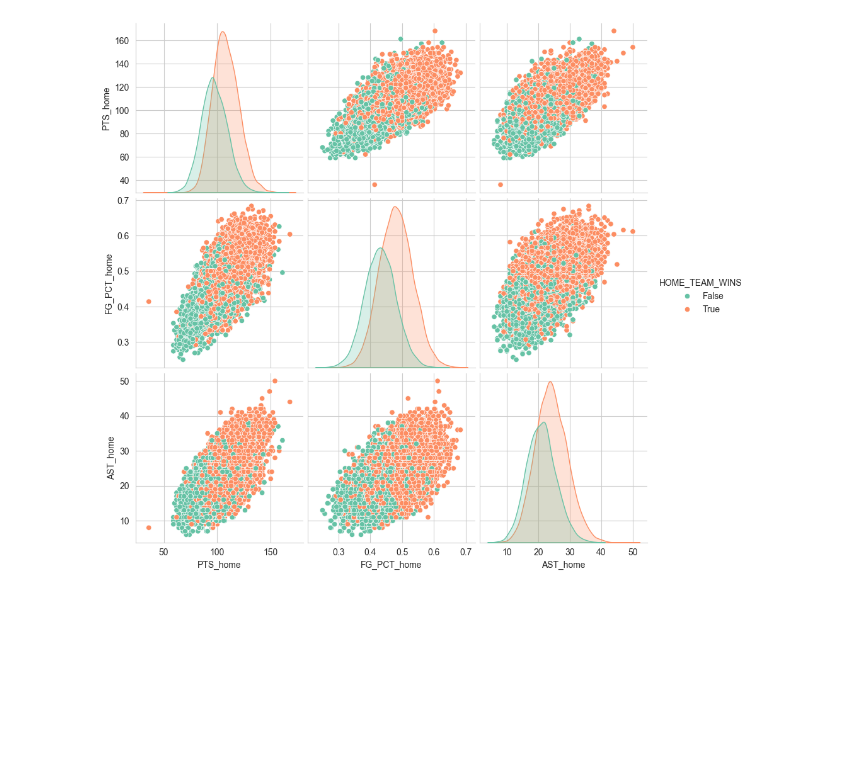
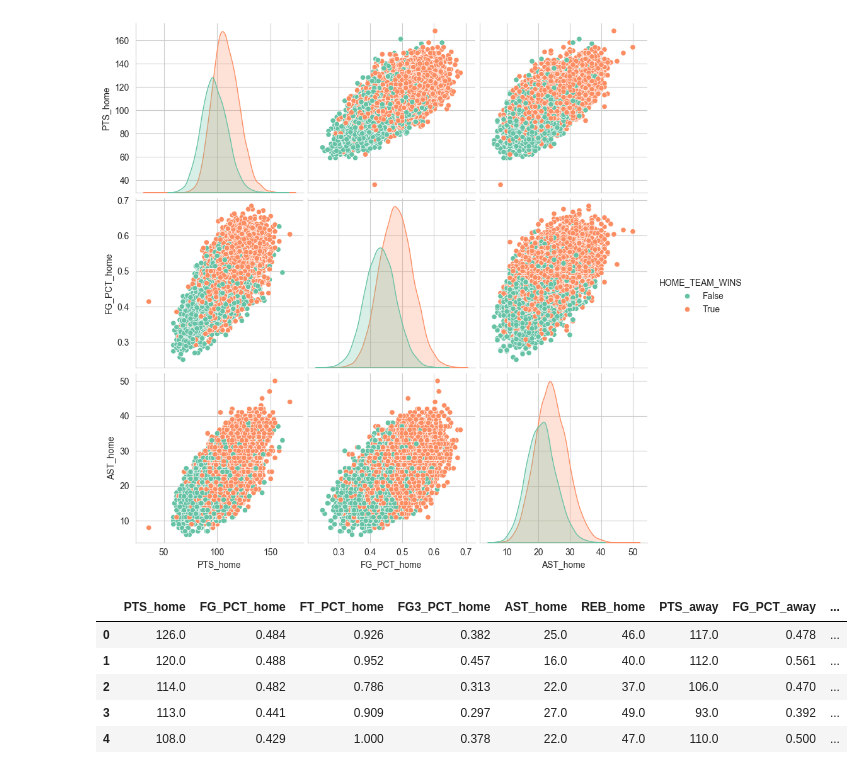
Before and after one commit to bendorevitch/MLproject, a Jupyter notebook: model/model.ipynb, the cells around one changed output. Saved outputs shown, nothing was run; the diff lists cells and outputs as text; code cells hidden in the pictures; blank space fills up the shorter version.

Commit message:
created model

```diff
--- a/model/model.ipynb
+++ b/model/model.ipynb
@@ -5,9 +5,9 @@ import seaborn as sns
 sns.set_style("whitegrid")
 
 #read in data from csv's
-games = pd.read_csv('model/Data/games.csv')
-ranking = pd.read_csv('model/Data/ranking.csv')
-teams= pd.read_csv('model/Data/teams.csv')
+games = pd.read_csv('Data/games.csv')
+ranking = pd.read_csv('Data/ranking.csv')
+teams= pd.read_csv('Data/teams.csv')
 
 #clean data
 games['HOME_TEAM_WINS'] = games['HOME_TEAM_WINS'].astype(bool)
@@ -20,3 +20,13 @@ sns.pairplot(
 # %% [output]
 <seaborn.axisgrid.PairGrid at 0x...>
 [figure]
+# %%
+df = games[['PTS_home','FG_PCT_home','FT_PCT_home','FG3_PCT_home','AST_home','REB_home','PTS_away','FG_PCT_away','FT_PCT_away','FG3_PCT_away','AST_away','REB_away','HOME_TEAM_WINS']]
+df.head(5)
+# %% [output]
+|  | PTS_home | FG_PCT_home | FT_PCT_home | FG3_PCT_home | AST_home | REB_home | PTS_away | FG_PCT_away | ... |
+| 0 | 126.0 | 0.484 | 0.926 | 0.382 | 25.0 | 46.0 | 117.0 | 0.478 | ... |
+| 1 | 120.0 | 0.488 | 0.952 | 0.457 | 16.0 | 40.0 | 112.0 | 0.561 | ... |
+| 2 | 114.0 | 0.482 | 0.786 | 0.313 | 22.0 | 37.0 | 106.0 | 0.470 | ... |
+| 3 | 113.0 | 0.441 | 0.909 | 0.297 | 27.0 | 49.0 | 93.0 | 0.392 | ... |
+| 4 | 108.0 | 0.429 | 1.000 | 0.378 | 22.0 | 47.0 | 110.0 | 0.500 | ... |
```
Also changed, not shown: parts of 10 cells of this notebook, 1 other file.
